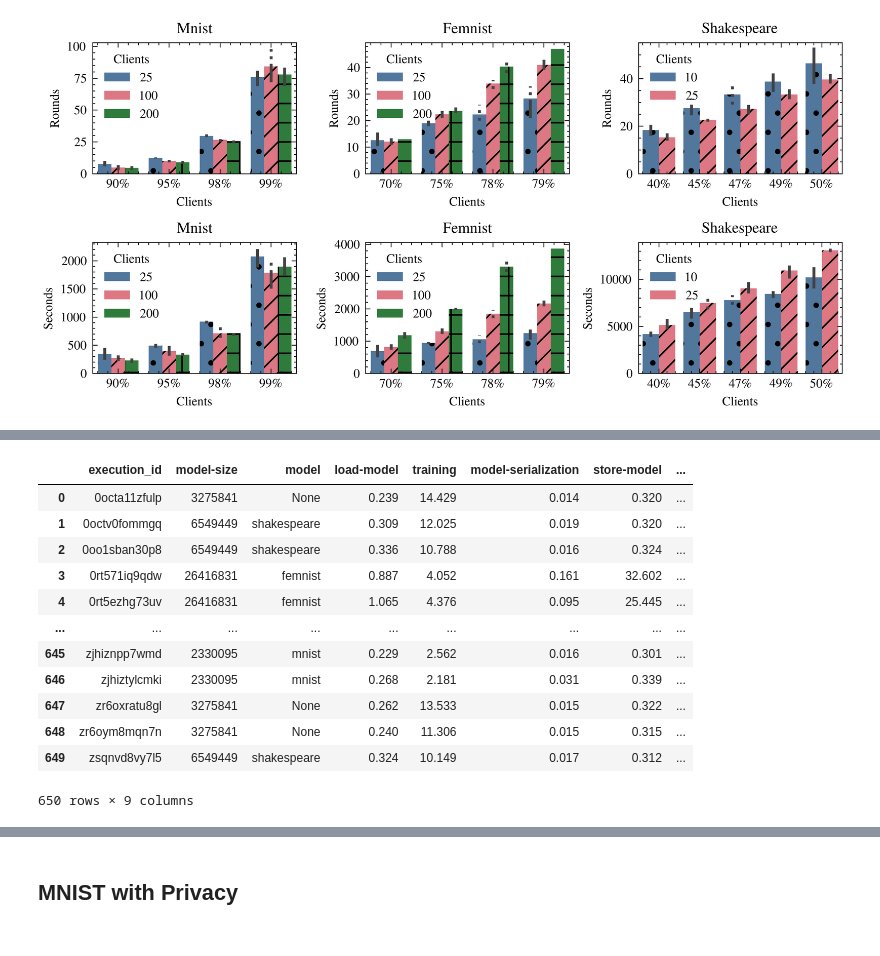
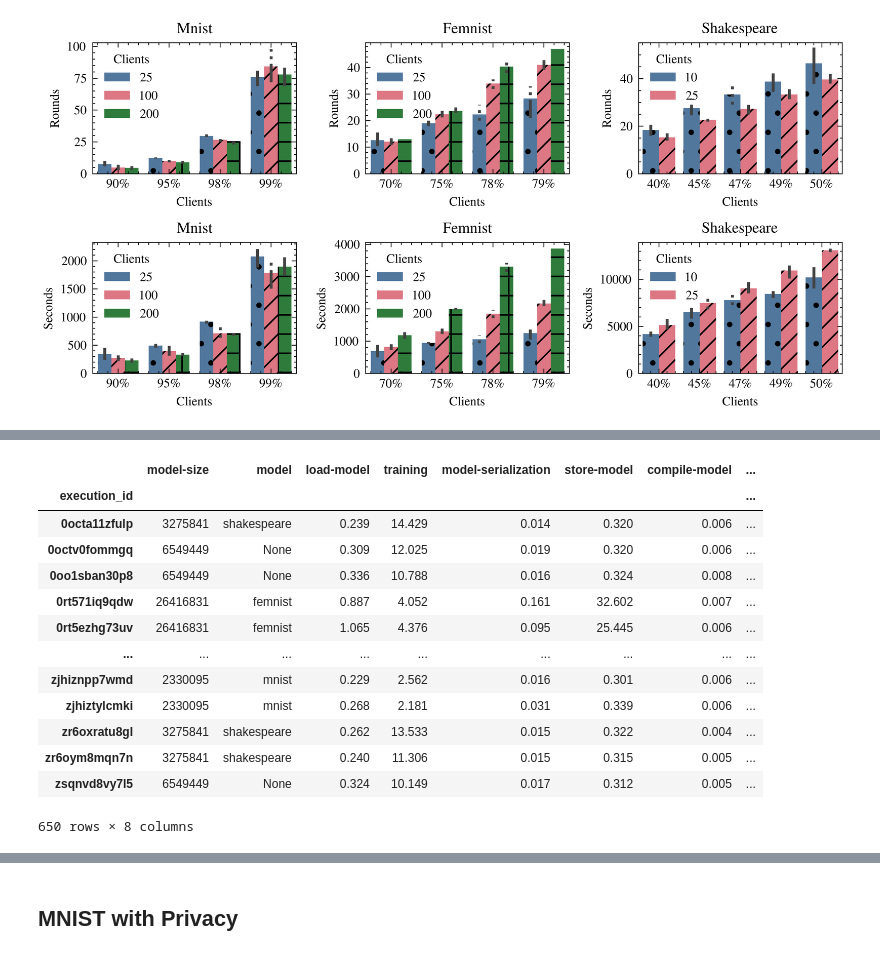
Before and after one commit to Serverless-Federated-Learning/FedLesScan, a Jupyter notebook: experiments/fedless-analysis.ipynb, the cells around one changed output, grey strips where cells are left out. Cells and saved outputs as stored; diff of their text form; code cells hidden in the pictures.

```diff
--- a/experiments/fedless-analysis.ipynb
+++ b/experiments/fedless-analysis.ipynb
@@ -31,6 +31,6 @@ plt.style.use(['science', 'bright', 'ieee'])
 # %%
 flower_df = process_flower_logs(FLOWER_LOGS_DIR)
 fedkeeper_df, fedkeeper_clients_df = read_fedless_logs(f"{ROOT_OUT_DIR}/fedkeeper*-*-*-*-*-*-*")
-fedless_df, fedless_clients_df = read_fedless_logs(f"{ROOT_OUT_DIR}/fedless-[!df]*-*-*-*-*-*", ignore_dp=True) # [!d] ignores DP experiments
-fedless_dp_df, fedless_dp_clients_df = read_fedless_logs(f"{ROOT_OUT_DIR}/fedless-dp-*", ignore_dp=False)
-fedless_flower_df, fedless_flower_clients_df = read_fedless_logs(f"{ROOT_OUT_DIR}/fedless-flower-*", ignore_flower=False)
+fedless_df, fedless_clients_df = read_fedless_logs(f"{ROOT_OUT_DIR}/fedless-[!d]*-*-*-*-*-*", ignore_dp=True, ignore_flower=True) # [!d] ignores DP experiments
+fedless_dp_df, fedless_dp_clients_df = read_fedless_logs(f"{ROOT_OUT_DIR}/fedless-dp-*", ignore_dp=False, ignore_flower=True)
+fedless_flower_df, fedless_flower_clients_df = read_fedless_logs(f"{ROOT_OUT_DIR}/fedless-flower-*", ignore_flower=False, ignore_dp=True)
@@ -390,11 +371,10 @@ log_df.sort_index(inplace=True)
 # %%
-log_df = pd.read_csv("/Users/andreas/Downloads/downloaded-logs-20210811-151304.csv")
+log_df = pd.read_csv(ROOT_OUT_DIR / "fedkeeper-fedless-gcloud-logs/downloaded-logs-20210811-151304-client-indep-secure-1-july-august.csv")
 log_df = log_df[["labels.execution_id", "timestamp", "textPayload"]]
 log_df["timestamp"] = pd.to_datetime(log_df["timestamp"])
 log_df.rename(columns={"labels.execution_id": "execution_id"}, inplace=True)
 log_df.set_index(["execution_id", "timestamp"], inplace=True)
 log_df.sort_index(inplace=True)
-#log_df = log_df[log_df["textPayload"].str.contains("fedless")]
 
 log_events = [
         ("load-model", ("Loading model from database", "Model successfully loaded")),
@@ -428,53 +408,49 @@ for name, group_df in log_df.groupby(["execution_id"]):
                     event_start, event_finish = event_messages
                     start_ts = group_df[group_df["textPayload"].str.contains(event_start)].index[0][1]
                     end_ts = group_df[group_df["textPayload"].str.contains(event_finish)].index[0][1]
                     seconds = (end_ts - start_ts).total_seconds()
                 except IndexError as e:
                     if "token-verification" in event:
                         seconds = 0.0
                     else:
                         raise e
 
 
                 tmp_.update({
                     event: seconds
                 })
 
 
         model_size = group_df[group_df["textPayload"].str.contains("Serialized parameters:")].iloc[0].apply(lambda x: int(x.split(" ")[-2])).values[0]
         #client_id = group_df[group_df["textPayload"].str.contains("client_id=")].iloc[0].apply(lambda x: str(x.split("=")[-1])).values[0]
-        model = { 2330095: "mnist", 26416831: "femnist", 6549449: "shakespeare"}.get(model_size)
+        model = { 2330095: "mnist", 26416831: "femnist", 3275841: "shakespeare"}.get(model_size)
 
         records.append({
             "execution_id": name,
             "model-size": model_size,
             "model": model,
             #"client-id": client_id,
             **tmp_
         })
     except IndexError as e:
         pass
-            #print(f"Skipping event {event}")
-fl_timing_details_df = pd.DataFrame.from_records(records)#.set_index("execution_id")
-#fl_timing_details_df = fl_timing_details_df[fl_timing_details_df["cache-hit"] != fl_timing_details_df["cache-miss"]] # Only pure warm + cold starts
-#fl_timing_details_df["cold"] = fl_timing_details_df["cache-miss"]
-#fl_timing_details_df["token-verification"] = fl_timing_details_df.apply(lambda row : row["token-verification-cold"] if row["cold"] else row["token-verification-warm"], axis=1)
-#fl_timing_details_df = fl_timing_details_df[fl_timing_details_df["store-model"] < 10.0]
+fl_timing_details_df = pd.DataFrame.from_records(records).set_index("execution_id")
 fl_timing_details_df
 # %% [output]
-|  | execution_id | model-size | model | load-model | training | model-serialization | store-model | ... |
-| 0 | 0octa11zfulp | 3275841 | None | 0.239 | 14.429 | 0.014 | 0.320 | ... |
-| 1 | 0octv0fommgq | 6549449 | shakespeare | 0.309 | 12.025 | 0.019 | 0.320 | ... |
-| 2 | 0oo1sban30p8 | 6549449 | shakespeare | 0.336 | 10.788 | 0.016 | 0.324 | ... |
-| 3 | 0rt571iq9qdw | 26416831 | femnist | 0.887 | 4.052 | 0.161 | 32.602 | ... |
-| 4 | 0rt5ezhg73uv | 26416831 | femnist | 1.065 | 4.376 | 0.095 | 25.445 | ... |
+|  | model-size | model | load-model | training | model-serialization | store-model | compile-model | ... |
+| execution_id |  |  |  |  |  |  |  | ... |
+| 0octa11zfulp | 3275841 | shakespeare | 0.239 | 14.429 | 0.014 | 0.320 | 0.006 | ... |
+| 0octv0fommgq | 6549449 | None | 0.309 | 12.025 | 0.019 | 0.320 | 0.006 | ... |
+| 0oo1sban30p8 | 6549449 | None | 0.336 | 10.788 | 0.016 | 0.324 | 0.008 | ... |
+| 0rt571iq9qdw | 26416831 | femnist | 0.887 | 4.052 | 0.161 | 32.602 | 0.007 | ... |
+| 0rt5ezhg73uv | 26416831 | femnist | 1.065 | 4.376 | 0.095 | 25.445 | 0.006 | ... |
 | ... | ... | ... | ... | ... | ... | ... | ... | ... |
-| 645 | zjhiznpp7wmd | 2330095 | mnist | 0.229 | 2.562 | 0.016 | 0.301 | ... |
-| 646 | zjhiztylcmki | 2330095 | mnist | 0.268 | 2.181 | 0.031 | 0.339 | ... |
-| 647 | zr6oxratu8gl | 3275841 | None | 0.262 | 13.533 | 0.015 | 0.322 | ... |
-| 648 | zr6oym8mqn7n | 3275841 | None | 0.240 | 11.306 | 0.015 | 0.315 | ... |
-| 649 | zsqnvd8vy7l5 | 6549449 | shakespeare | 0.324 | 10.149 | 0.017 | 0.312 | ... |
+| zjhiznpp7wmd | 2330095 | mnist | 0.229 | 2.562 | 0.016 | 0.301 | 0.006 | ... |
+| zjhiztylcmki | 2330095 | mnist | 0.268 | 2.181 | 0.031 | 0.339 | 0.006 | ... |
+| zr6oxratu8gl | 3275841 | shakespeare | 0.262 | 13.533 | 0.015 | 0.322 | 0.004 | ... |
+| zr6oym8mqn7n | 3275841 | shakespeare | 0.240 | 11.306 | 0.015 | 0.315 | 0.005 | ... |
+| zsqnvd8vy7l5 | 6549449 | None | 0.324 | 10.149 | 0.017 | 0.312 | 0.005 | ... |
-650 rows × 9 columns
+650 rows × 8 columns
 # %%
 df_ = fl_timing_details_df
 
```
Also changed, not shown: parts of 26 cells of this notebook.
